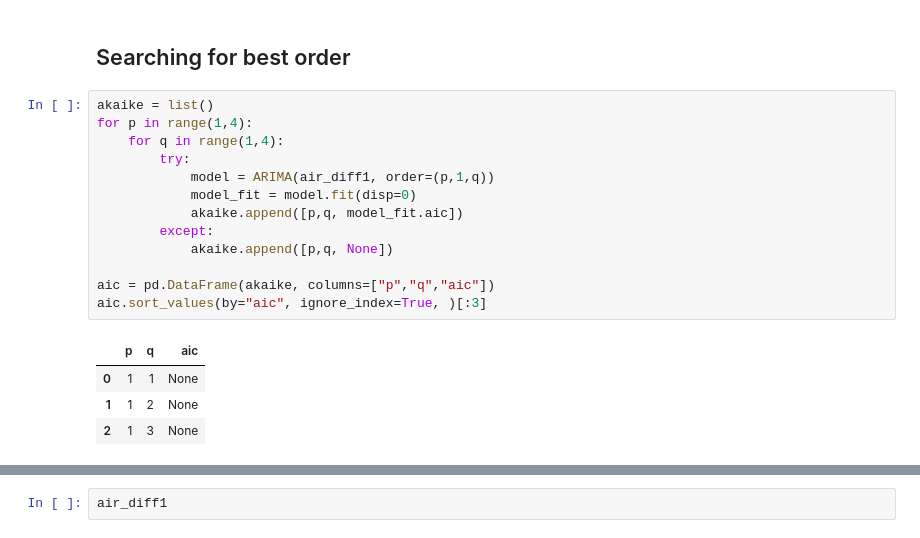
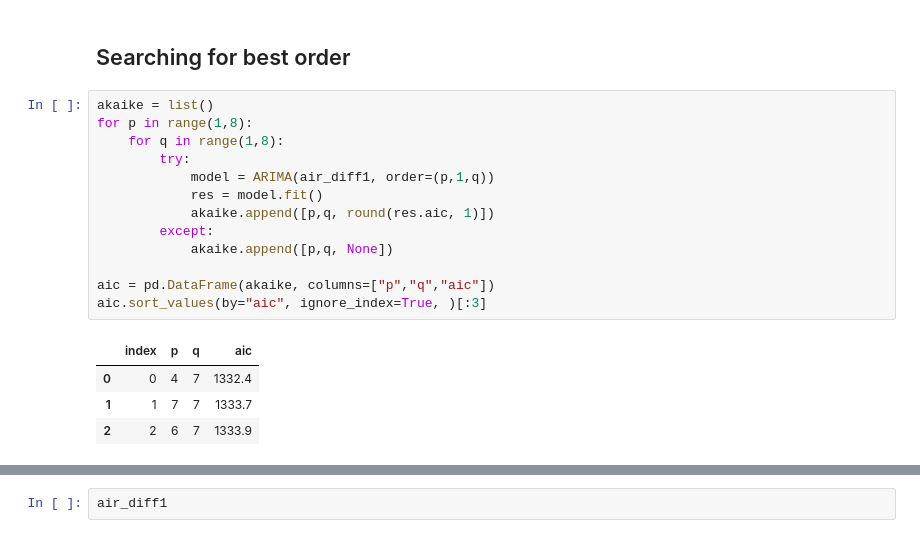
Before and after one commit to PabloJRW/Air-Passengers-Forecasting, a Jupyter notebook: notebooks/1.0 Evaluation.ipynb, the cells around one changed output, grey strips where cells are left out. Drawn from its saved outputs; the diff is of its cells as text.

```diff
--- a/notebooks/1.0 Evaluation.ipynb
+++ b/notebooks/1.0 Evaluation.ipynb
@@ -104,20 +104,20 @@ plt.show()
 ## Searching for best order
 # %%
 akaike = list()
-for p in range(1,4):
-    for q in range(1,4):
+for p in range(1,8):
+    for q in range(1,8):
         try:
             model = ARIMA(air_diff1, order=(p,1,q))
-            model_fit = model.fit(disp=0)
-            akaike.append([p,q, model_fit.aic])
+            res = model.fit()
+            akaike.append([p,q, round(res.aic, 1)])
         except:
             akaike.append([p,q, None])
 
 aic = pd.DataFrame(akaike, columns=["p","q","aic"])
 aic.sort_values(by="aic", ignore_index=True, )[:3]
 # %% [output]
-|  | p | q | aic |
-| 0 | 1 | 1 | None |
-| 1 | 1 | 2 | None |
-| 2 | 1 | 3 | None |
+|  | index | p | q | aic |
+| 0 | 0 | 4 | 7 | 1332.4 |
+| 1 | 1 | 7 | 7 | 1333.7 |
+| 2 | 2 | 6 | 7 | 1333.9 |
 # %%
```
Also changed, not shown: parts of 2 cells of this notebook.
